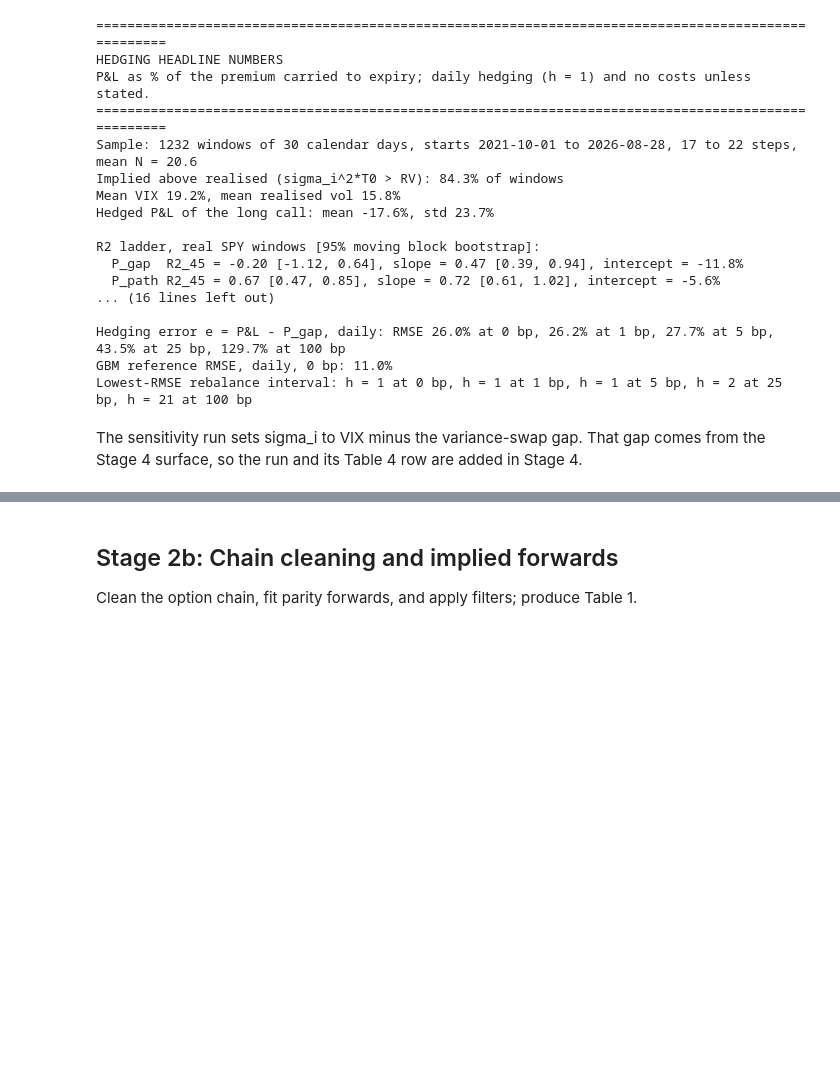
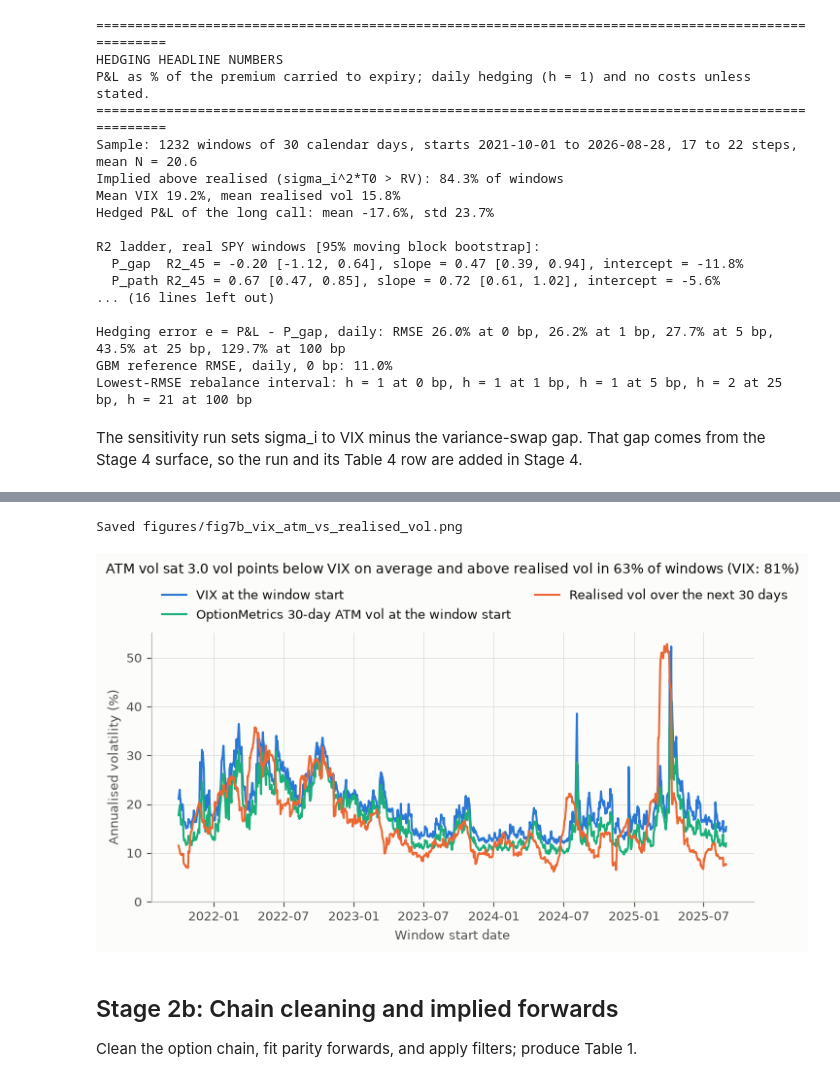
Before and after one commit to yogi-agarwal/vol-surface-delta-hedging, a Jupyter notebook: notebooks/analysis.ipynb, the cells around one changed output, grey strips where cells are left out. Saved outputs shown, nothing was run; the diff lists cells and outputs as text; code cells hidden in the pictures; blank space fills up the shorter version.

Commit message:
stage5c: add OptionMetrics sensitivity with Figure 7b and Table 4d

```diff
--- a/notebooks/analysis.ipynb
+++ b/notebooks/analysis.ipynb
@@ -532,0 +538,23 @@ The sensitivity run sets sigma_i to VIX minus the variance-swap gap. That gap co
+# %%
+from volsurf.data import load_optionmetrics
+
+OM_LAST = "2025-08-29"  # last OptionMetrics date: Stage 5c windows start on or before it
+GAP_BLOCK = 21  # trading days per block in the bootstrap of the daily gap regression
+
+om = load_optionmetrics()  # licensed WRDS files in data/raw/; None when either is absent
+if om is None:
+    print("Stage 5c skipped: the licensed OptionMetrics files are not in data/raw/")
+else:
+    om_rows = np.flatnonzero(start_dates <= pd.Timestamp(OM_LAST))
+    sigma_atm = om["sigma_atm"].reindex(start_dates[om_rows]).to_numpy()
+    assert not np.isnan(sigma_atm).any(), "every Stage 5c window start needs an OptionMetrics ATM vol"
+    atm_minus_50d = om["sigma_atm"] - om["call_50d"]
+    print(f"OptionMetrics: {om.index.size} dates, {om.index[0].date()} to {om.index[-1].date()}")
+    print(
+        f"Stage 5c windows: {om_rows.size} of {win.starts.size}, starts {start_dates[om_rows][0].date()} "
+        f"to {start_dates[om_rows][-1].date()}, each with an ATM vol at t0"
+    )
+    print(
+        f"Cross-check, ATM vol minus the 50-delta call IV of the surface: mean {100 * atm_minus_50d.mean():+.2f}, "
+        f"largest absolute {100 * atm_minus_50d.abs().max():.2f} vol points"
+    )
@@ -533,3 +728,27 @@ The sensitivity run sets sigma_i to VIX minus the variance-swap gap. That gap co
+# %%
+if om is not None:
+    AQUA = "#1baf7a"  # third series colour after blue and orange
+    dates_5c = start_dates[om_rows]
+    share_5c = {label: np.mean(sig**2 * T0_5c > runs_5c[label].rv) for label, sig in sigma_5c.items()}
+
+    fig, ax = plt.subplots(figsize=(8, 3.6))
+    ax.plot(dates_5c, 100 * sigma_5c["VIX"], color=BLUE, lw=1.5, label="VIX at the window start")
+    ax.plot(dates_5c, 100 * sigma_atm, color=AQUA, lw=1.5, label="OptionMetrics 30-day ATM vol at the window start")
+    ax.plot(dates_5c, 100 * sigma_r_5c, color=ORANGE, lw=1.5, label="Realised vol over the next 30 days")
+    ax.set_xlabel("Window start date")
+    ax.set_ylabel("Annualised volatility (%)")
+    ax.set_ylim(bottom=0)
+    ax.set_title(
+        f"ATM vol sat {100 * gap.mean():.1f} vol points below VIX on average and above realised vol "
+        f"in {share_5c['OptionMetrics ATM']:.0%} of windows (VIX: {share_5c['VIX']:.0%})",
+        pad=44,
+    )
+    ax.legend(loc="lower left", bbox_to_anchor=(0.0, 1.0), ncol=2)
+    save(fig, "fig7b_vix_atm_vs_realised_vol.png")
+    plt.show()
+# %% [output]
+Saved figures/fig7b_vix_atm_vs_realised_vol.png
+[figure, added]
 # %% [markdown]
 ## Stage 2b: Chain cleaning and implied forwards
 
```
Also changed, not shown: parts of 7 cells of this notebook, 3 other files.
